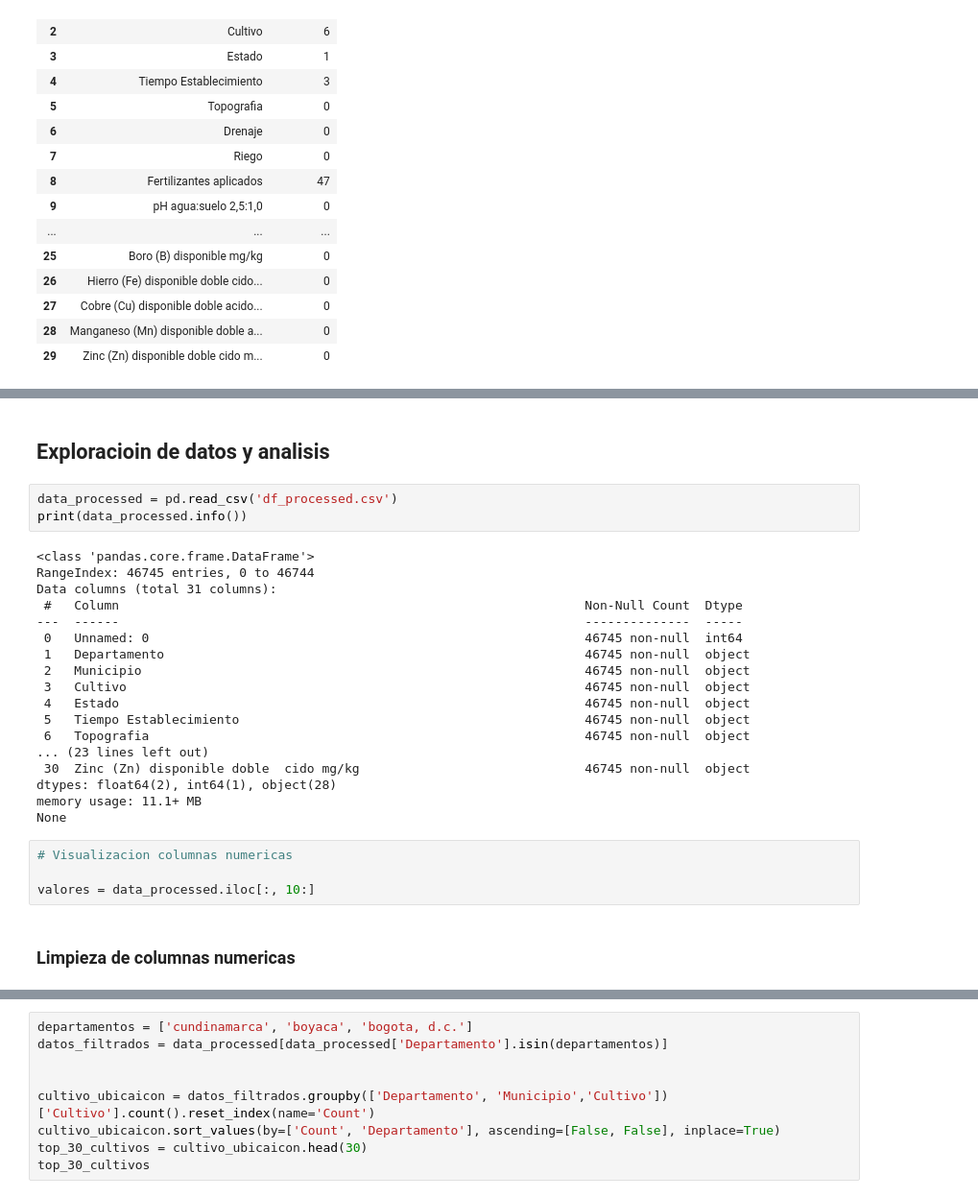
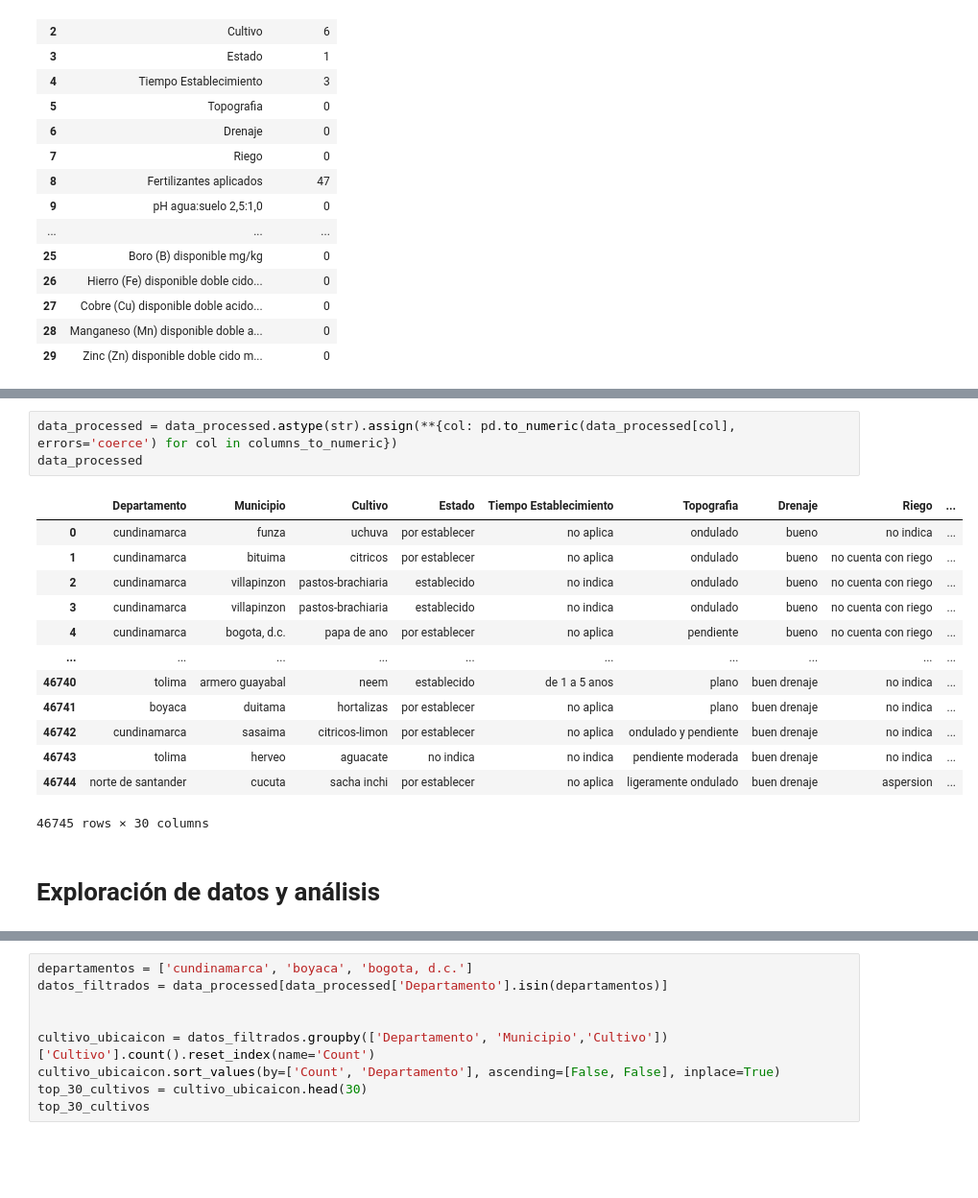
Before and after one commit to LotusZaheer/Soil-data-analysis, a Jupyter notebook: Data Analysis.ipynb, the cells around one changed output, grey strips where cells are left out. Shown: that part at 96% size. Saved outputs shown, nothing was run; the diff lists cells and outputs as text; blank space fills up the shorter version.

```diff
--- a/Data Analysis.ipynb
+++ b/Data Analysis.ipynb
@@ -219,29 +272,19 @@ Valores unicos en la columna Municipio
+# %%
+data_processed = data_processed.astype(str).assign(**{col: pd.to_numeric(data_processed[col], errors='coerce') for col in columns_to_numeric})
+data_processed
+# %% [output]
+|  | Departamento | Municipio | Cultivo | Estado | Tiempo Establecimiento | Topografia | Drenaje | Riego | ... |
+| 0 | cundinamarca | funza | uchuva | por establecer | no aplica | ondulado | bueno | no indica | ... |
+| 1 | cundinamarca | bituima | citricos | por establecer | no aplica | ondulado | bueno | no cuenta con riego | ... |
+| 2 | cundinamarca | villapinzon | pastos-brachiaria | establecido | no indica | ondulado | bueno | no cuenta con riego | ... |
+| 3 | cundinamarca | villapinzon | pastos-brachiaria | establecido | no indica | ondulado | bueno | no cuenta con riego | ... |
+| 4 | cundinamarca | bogota, d.c. | papa de ano | por establecer | no aplica | pendiente | bueno | no cuenta con riego | ... |
+| ... | ... | ... | ... | ... | ... | ... | ... | ... | ... |
+| 46740 | tolima | armero guayabal | neem | establecido | de 1 a 5 anos | plano | buen drenaje | no indica | ... |
+| 46741 | boyaca | duitama | hortalizas | por establecer | no aplica | plano | buen drenaje | no indica | ... |
+| 46742 | cundinamarca | sasaima | citricos-limon | por establecer | no aplica | ondulado y pendiente | buen drenaje | no indica | ... |
+| 46743 | tolima | herveo | aguacate | no indica | no indica | pendiente moderada | buen drenaje | no indica | ... |
+| 46744 | norte de santander | cucuta | sacha inchi | por establecer | no aplica | ligeramente ondulado | buen drenaje | aspersion | ... |
+46745 rows × 30 columns
 # %% [markdown]
-## Exploracioin de datos y analisis
+# Exploración de datos y análisis
-# %%
-data_processed = pd.read_csv('df_processed.csv')
-print(data_processed.info())
-# %% [output]
-<class 'pandas.core.frame.DataFrame'>
-RangeIndex: 46745 entries, 0 to 46744
-Data columns (total 31 columns):
- #   Column                                                              Non-Null Count  Dtype
----  ------                                                              --------------  -----
- 0   Unnamed: 0                                                          46745 non-null  int64
- 1   Departamento                                                        46745 non-null  object
- 2   Municipio                                                           46745 non-null  object
- 3   Cultivo                                                             46745 non-null  object
- 4   Estado                                                              46745 non-null  object
- 5   Tiempo Establecimiento                                              46745 non-null  object
- 6   Topografia                                                          46745 non-null  object
-... (23 lines left out)
- 30  Zinc (Zn) disponible doble  cido mg/kg                              46745 non-null  object
-dtypes: float64(2), int64(1), object(28)
-memory usage: 11.1+ MB
-None
-# %%
-# Visualizacion columnas numericas
-
-valores = data_processed.iloc[:, 10:]
-# %% [markdown]
-### Limpieza de columnas numericas
```
Also changed, not shown: parts of 23 cells of this notebook, 4 other files.
